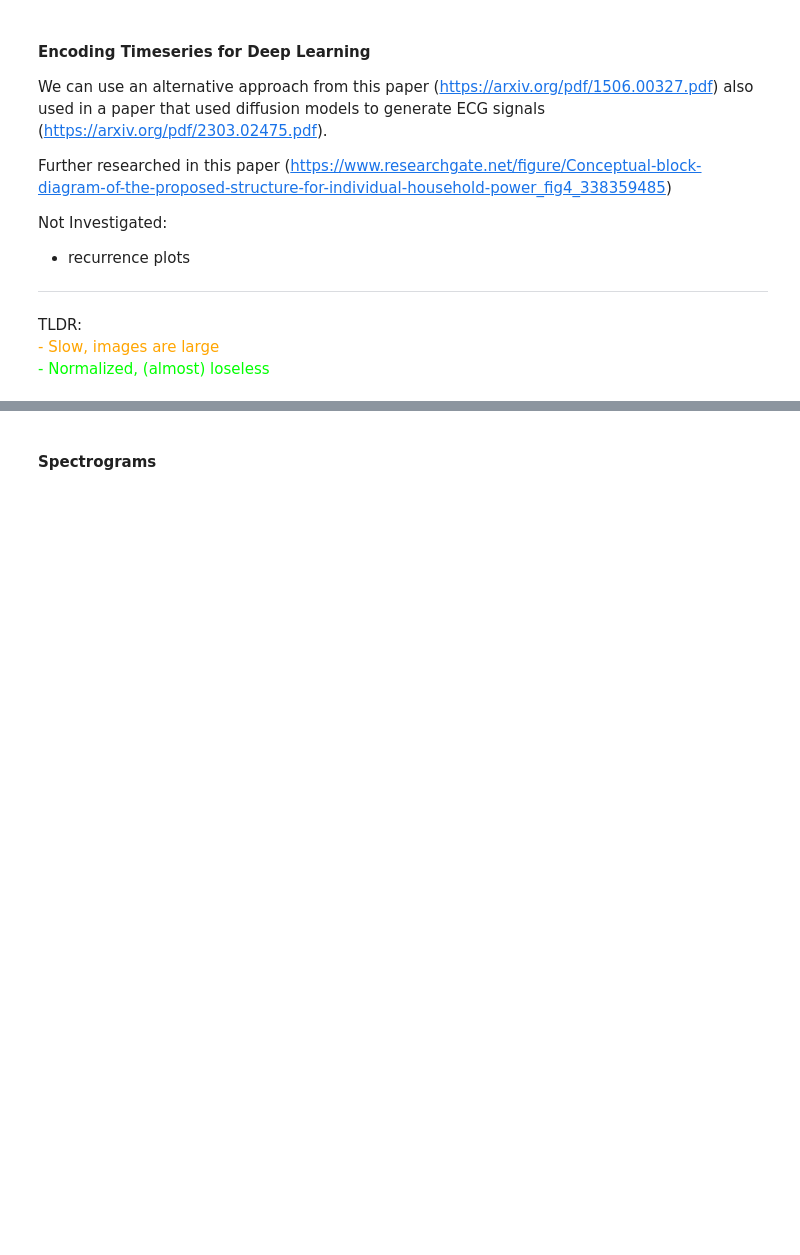
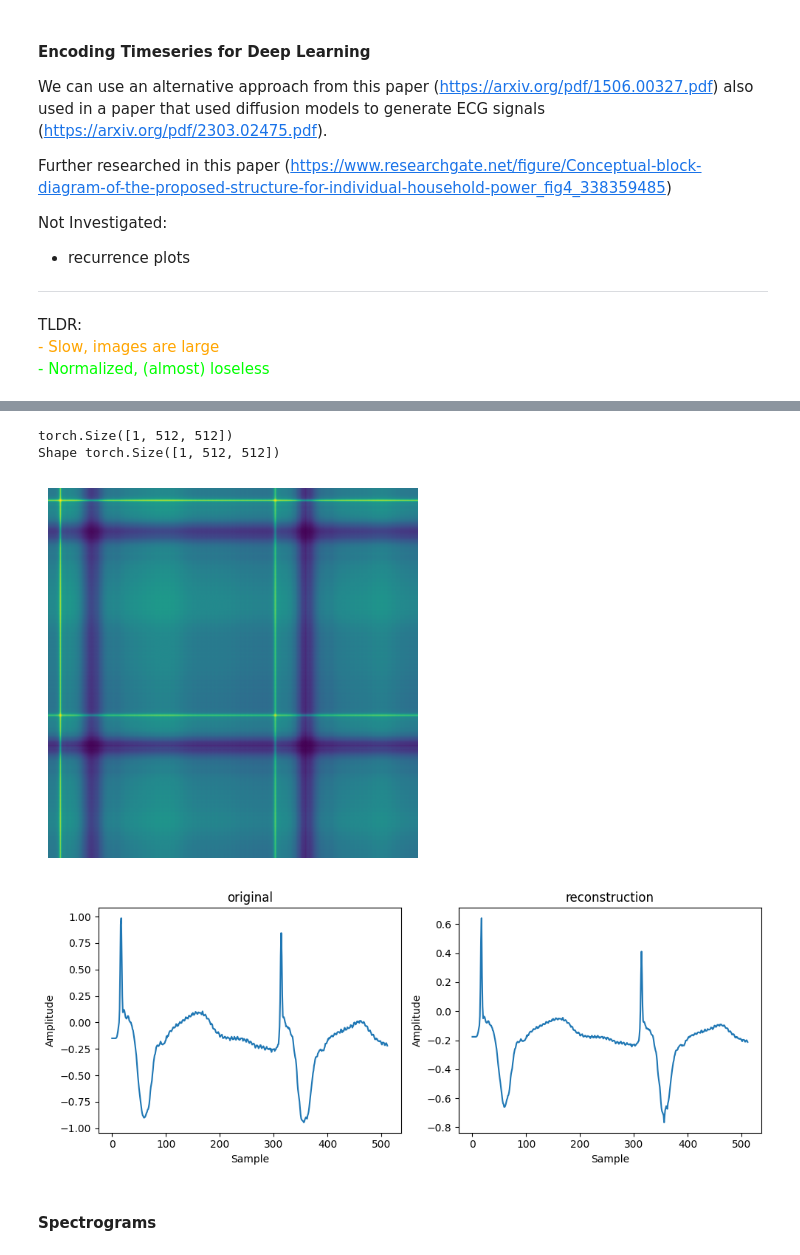
Before and after one commit to piedeboer96/ECG-Signal-Denoising, a Jupyter notebook: ecg_build_datasets.ipynb, the cells around one changed output, grey strips where cells are left out. Cells and saved outputs as stored; diff of their text form; code cells hidden in the pictures; blank space fills up the shorter version.

```diff
--- a/ecg_build_datasets.ipynb
+++ b/ecg_build_datasets.ipynb
@@ -175,3 +183,48 @@ Shape torch.Size([3, 512, 512])
+# %%
+# Optimized version
+def ecg_to_GAF(X):
+    # Rescale
+    X = rescale_time_series(X)
+
+    # Calculate the angular values 'phi' using the rescaled time series
+    phi = np.arccos(X)
+
+    # Compute GASF matrix
+    N = len(X)
+    phi_matrix = np.tile(phi, (N, 1))
+    GASF = np.cos((phi_matrix + phi_matrix.T) / 2)
+
+    # Return Tensor (1,x,x) for GASF
+    x = torch.tensor(GASF).unsqueeze(0)
+
+    return x
+
+def GAF_to_ecg(gaf):
+
+    # print(gaf.shape)
+    restored_ecg = gaf.detach().cpu().numpy()
+
+    diagonals = np.diagonal(restored_ecg)
+
+    # ecg_tensor = torch.tensor(diagonals)
+
+    return diagonals
+# %%
+record_102 = wfdb.rdsamp("data/ardb/104", sampto=512)
+x = record_102[0][:, 0]
+gaf = ecg_to_GAF(x)
+
+print(gaf.shape)
+visualize_tensor(gaf)
+
+ecg = GAF_to_ecg(gaf)
+
+plot_multiple_timeseries([x, ecg ], ['original',  'reconstruction'])
+# %% [output]
+torch.Size([1, 512, 512])
+Shape torch.Size([1, 512, 512])
+[figure, added]
+[figure, added]
 # %% [markdown]
 #### Spectrograms
 # %% [markdown]
```
Also changed, not shown: parts of 4 cells of this notebook, 4 other files.
